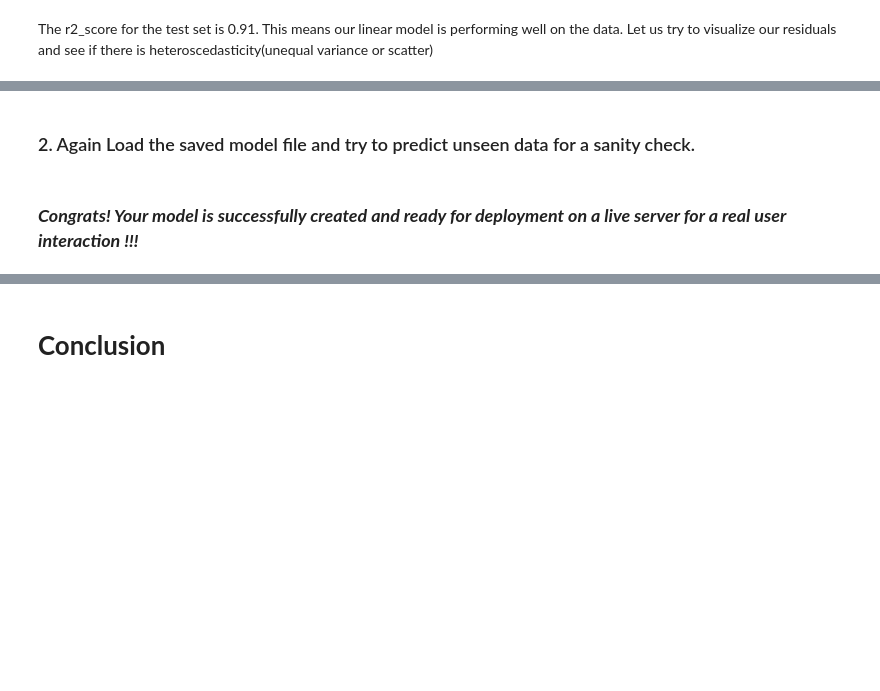
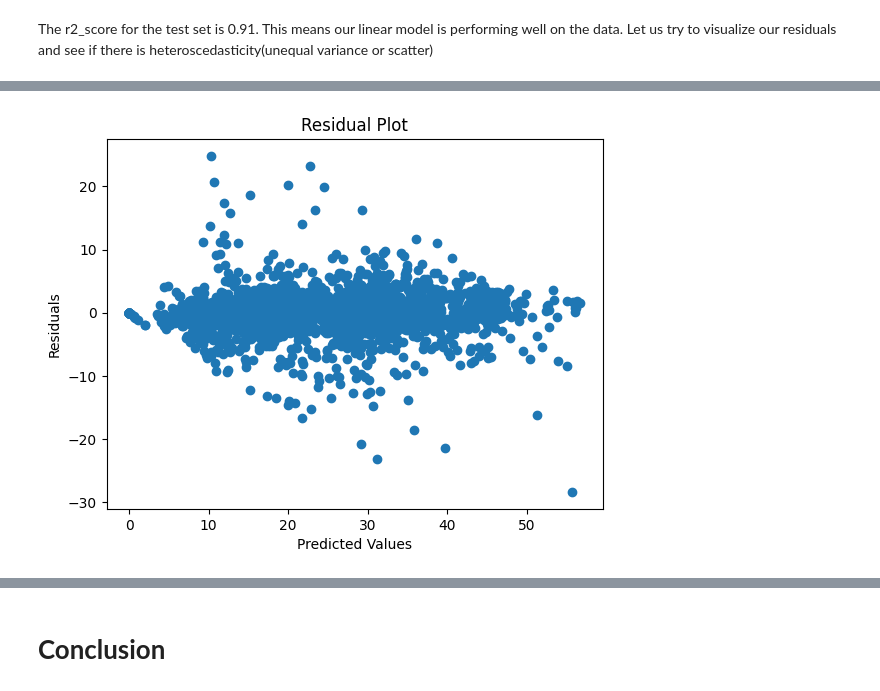
Before and after one commit to Dharitri-2022ds/ML-Capstone, a Jupyter notebook: Almabetter_Module_6_capstone_ML_project_.ipynb, the cells around one changed output, grey strips where cells are left out. Saved outputs shown, nothing was run; the diff lists cells and outputs as text; code cells hidden in the pictures; blank space fills up the shorter version.

```diff
--- a/Almabetter_Module_6_capstone_ML_project_.ipynb
+++ b/Almabetter_Module_6_capstone_ML_project_.ipynb
@@ -2099,2 +1875,0 @@ Answer Here.
-# %% [markdown]
-### 2. Again Load the saved model file and try to predict unseen data for a sanity check.
@@ -2103,2 +1875,0 @@ Answer Here.
-# %% [markdown]
-### ***Congrats! Your model is successfully created and ready for deployment on a live server for a real user interaction !!!***
@@ -2104,0 +1885,9 @@ Answer Here.
+# %%
+### Heteroscadacity- Residual plot
+plt.scatter((y_pred_test_r),(y_test)-(y_pred_test_r))
+plt.xlabel('Predicted Values')
+plt.ylabel('Residuals')
+plt.title('Residual Plot')
+plt.show()
+# %% [output]
+[figure, added]
```
Also changed, not shown: parts of 174 cells of this notebook.
